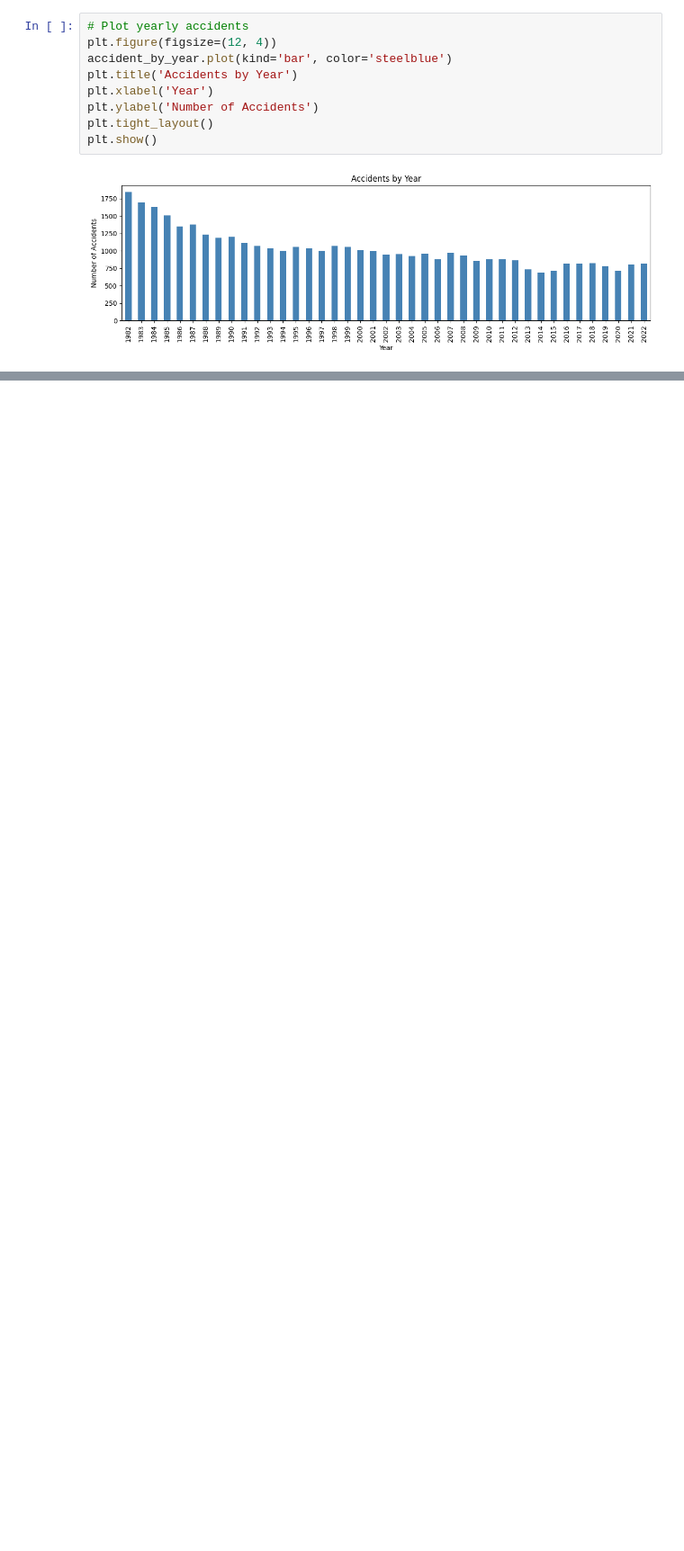
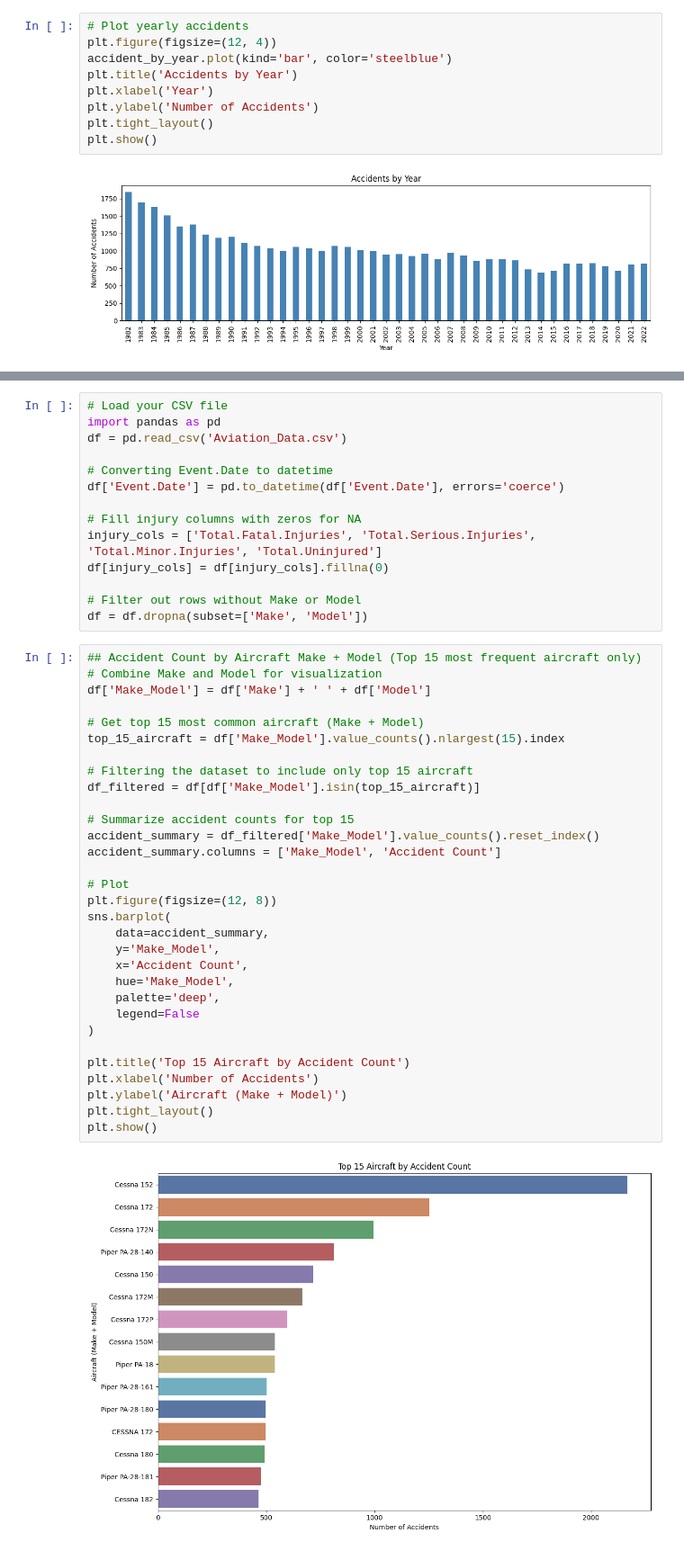
Before and after one commit to kilonzicharityvivi/new_phase1_project, a Jupyter notebook: analysis.ipynb, the cells around one changed output, grey strips where cells are left out. Shown: that part at 90% size. Saved outputs shown, nothing was run; the diff lists cells and outputs as text; blank space fills up the shorter version.

```diff
--- a/analysis.ipynb
+++ b/analysis.ipynb
@@ -252,0 +233,47 @@ Name: count, dtype: int64
+# %%
+# Load your CSV file
+import pandas as pd
+df = pd.read_csv('Aviation_Data.csv')
+
+# Converting Event.Date to datetime
+df['Event.Date'] = pd.to_datetime(df['Event.Date'], errors='coerce')
+
+# Fill injury columns with zeros for NA
+injury_cols = ['Total.Fatal.Injuries', 'Total.Serious.Injuries', 'Total.Minor.Injuries', 'Total.Uninjured']
+df[injury_cols] = df[injury_cols].fillna(0)
+
+# Filter out rows without Make or Model
+df = df.dropna(subset=['Make', 'Model'])
+# %%
+## Accident Count by Aircraft Make + Model (Top 15 most frequent aircraft only)
+# Combine Make and Model for visualization
+df['Make_Model'] = df['Make'] + ' ' + df['Model']
+
+# Get top 15 most common aircraft (Make + Model)
+top_15_aircraft = df['Make_Model'].value_counts().nlargest(15).index
+
+# Filtering the dataset to include only top 15 aircraft
+df_filtered = df[df['Make_Model'].isin(top_15_aircraft)]
+
+# Summarize accident counts for top 15
+accident_summary = df_filtered['Make_Model'].value_counts().reset_index()
+accident_summary.columns = ['Make_Model', 'Accident Count']
+
+# Plot
+plt.figure(figsize=(12, 8))
+sns.barplot(
+    data=accident_summary,
+    y='Make_Model',
+    x='Accident Count',
+    hue='Make_Model',
+    palette='deep',
+    legend=False
+)
+
+plt.title('Top 15 Aircraft by Accident Count')
+plt.xlabel('Number of Accidents')
+plt.ylabel('Aircraft (Make + Model)')
+plt.tight_layout()
+plt.show()
+# %% [output]
+[figure, added]
```
Also changed, not shown: parts of 12 cells of this notebook, 4 other files.
